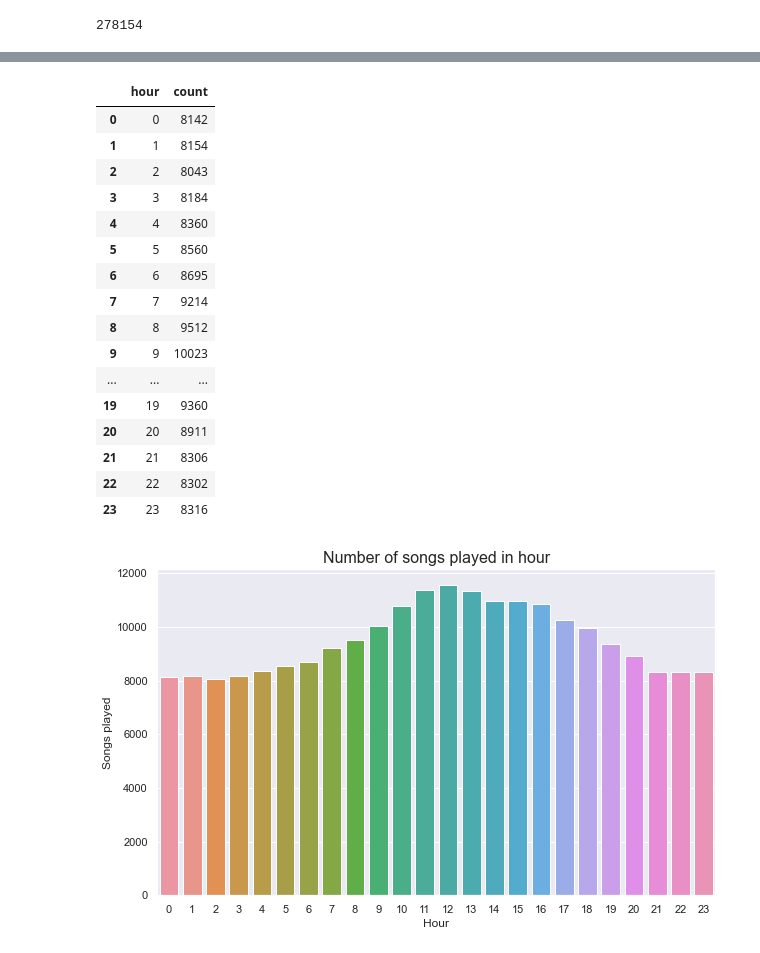
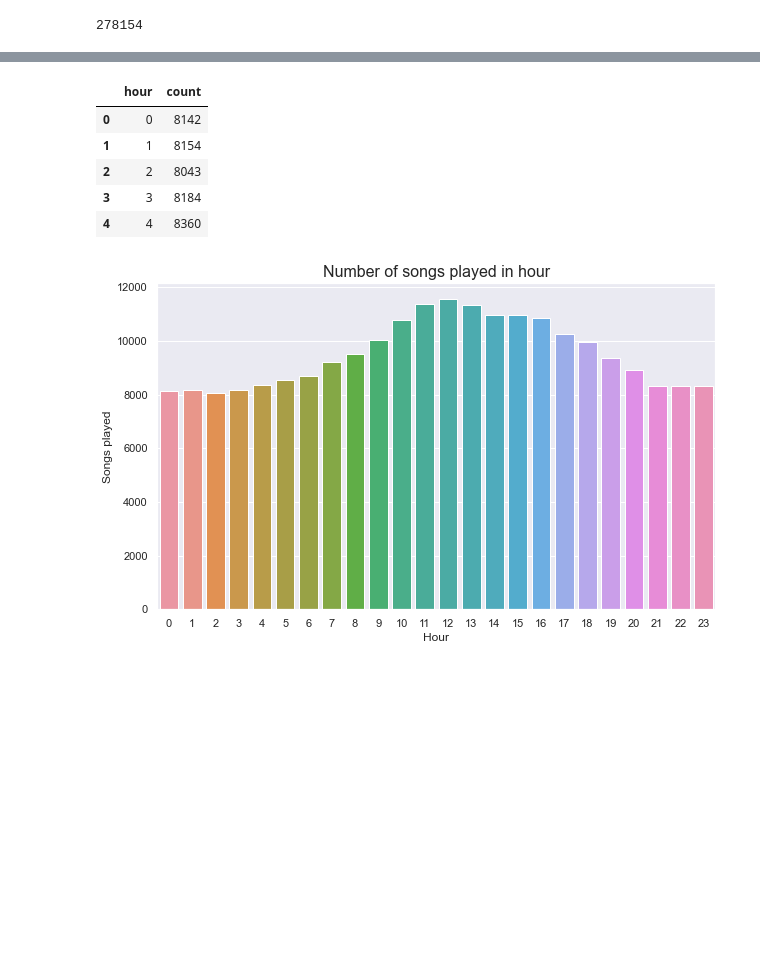
Before and after one commit to peterle93/Customer-Churn-Prediction-with-Spark, a Jupyter notebook: Sparkify.ipynb, the cells around one changed output, grey strips where cells are left out. Drawn from its saved outputs; the diff is of its cells as text; code cells hidden in the pictures; blank space fills up the shorter version.

```diff
--- a/Sparkify.ipynb
+++ b/Sparkify.ipynb
@@ -36,6 +55,6 @@ import matplotlib.pyplot as plt
 # %%
 # Create a Spark session
-spark = SparkSession.builder \
-    .master("local") \
-    .appName("Sparkify") \
+spark = SparkSession \
+    .builder \
+    .appName('Sparkify') \
     .getOrCreate()
@@ -223,27 +244,16 @@ df_pandas.head()
 # %%
 # Count number of songs played in hour
 songs_in_hour = df.filter(df.page == "NextSong").groupby(df.hour).count().orderBy(df.hour.cast("float"))
 # Create pandas for songs played in hour
 songs_in_hour_pd = songs_in_hour.toPandas()
-songs_in_hour_pd
+songs_in_hour_pd.head()
 # %% [output]
 |  | hour | count |
 | 0 | 0 | 8142 |
 | 1 | 1 | 8154 |
 | 2 | 2 | 8043 |
 | 3 | 3 | 8184 |
 | 4 | 4 | 8360 |
-| 5 | 5 | 8560 |
-| 6 | 6 | 8695 |
-| 7 | 7 | 9214 |
-| 8 | 8 | 9512 |
-| 9 | 9 | 10023 |
-| ... | ... | ... |
-| 19 | 19 | 9360 |
-| 20 | 20 | 8911 |
-| 21 | 21 | 8306 |
-| 22 | 22 | 8302 |
-| 23 | 23 | 8316 |
 # %%
 # Songs played in hour
 sns.set_theme(style="darkgrid")
```
Also changed, not shown: parts of 124 cells of this notebook.
